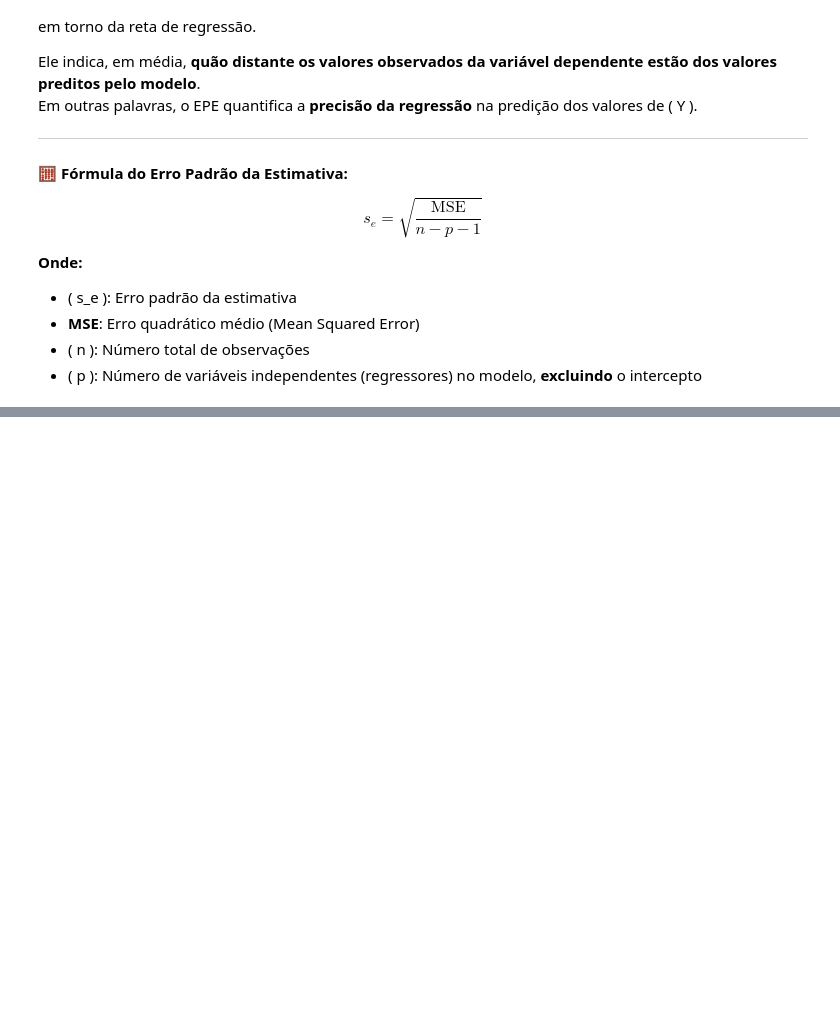
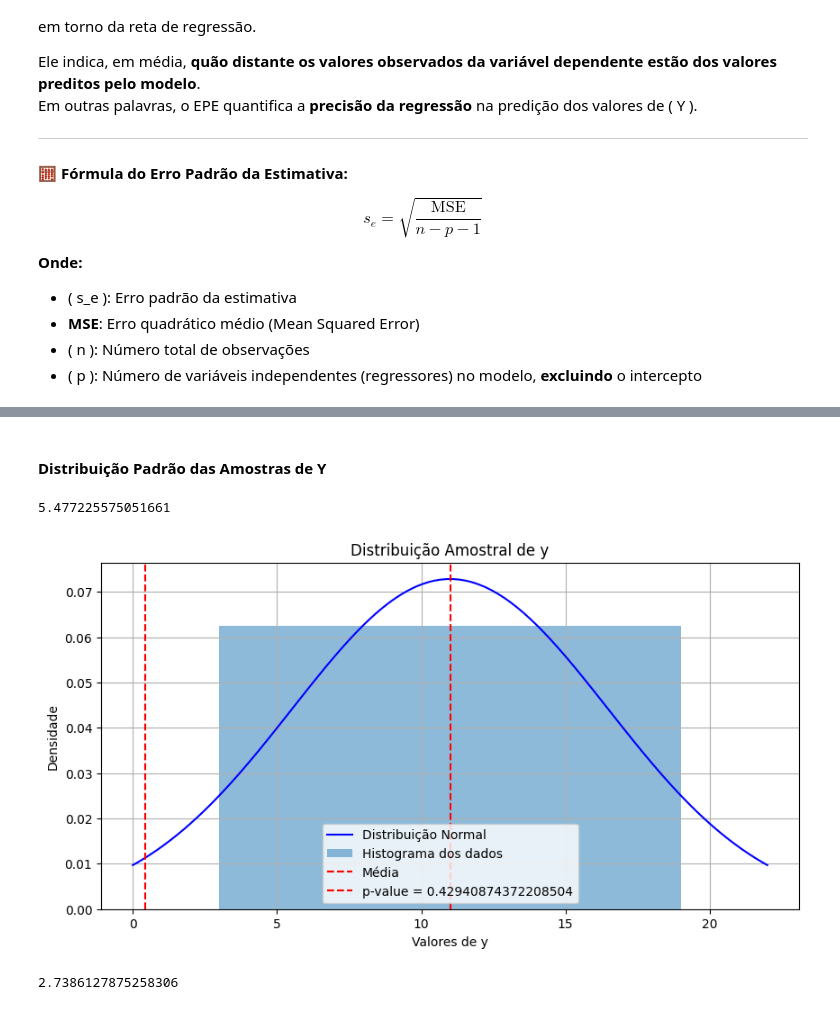
Before and after one commit to MatheuseduPinheiro/Atividade-4---Fundamentos, a Jupyter notebook: index.ipynb, the cells around one changed output, grey strips where cells are left out. Saved outputs shown, nothing was run; the diff lists cells and outputs as text; code cells hidden in the pictures; blank space fills up the shorter version.

Commit message:
Aplicacando a distribuição normal amostral para a visualização do p-value na Gaussiana

```diff
--- a/index.ipynb
+++ b/index.ipynb
@@ -232,0 +272,52 @@ plt.show()
+# %% [markdown]
+#### Distribuição Padrão das Amostras de Y
+# %%
+def media_amostral(sequencia):
+    acumulador = 0
+    for i in range(len(sequencia)):
+        acumulador += sequencia[i]
+    return acumulador / len(sequencia)
+# %%
+def desvio_padrao_amostral(sequencia, media):
+    soma_diferencas_quadrado = 0
+    for i in range(len(sequencia)):
+        soma_diferencas_quadrado += (sequencia[i] - media) ** 2
+    return (soma_diferencas_quadrado / (len(sequencia) - 1)) ** 0.5
+# %%
+
+y_m = media_amostral(y)# média da amostra de y
+
+desvio_padrao_amostral_Y = desvio_padrao_amostral(y,y_m)
+print(desvio_padrao_amostral_Y)
+# %% [output]
+5.477225575051661
+# %%
+# Gerando valores da curva normal
+x_vals = np.linspace(min(y) - 3, max(y) + 3, 100)
+pdf = (1 / (desvio_padrao_amostral_Y * np.sqrt(2 * np.pi))) * np.exp(-0.5 * ((x_vals - y_m) / desvio_padrao_amostral_Y) ** 2)
+
+
+# Plotando
+plt.figure(figsize=(10, 5))
+plt.plot(x_vals, pdf, label='Distribuição Normal', color='blue')
+plt.hist(y, bins=9, density=True, alpha=0.5, label='Histograma dos dados')
+plt.axvline(y_m, color='red', linestyle='--', label='Média')
+# Linha vertical no p-valor
+plt.axvline(x=p_rand, color='red', linestyle='--', label=f'p-value = {p_rand}')
+plt.title('Distribuição Amostral de y')
+plt.xlabel('Valores de y')
+plt.ylabel('Densidade')
+plt.legend()
+plt.grid(True)
+plt.show()
+# %% [output]
+[figure, added]
+# %%
+# Desvio padrao amostra de x
+
+x_m = media_amostral(x)# média da amostra de y
+
+desvio_padrao_amostral_X = desvio_padrao_amostral(x,x_m)
+print(desvio_padrao_amostral_X)
+# %% [output]
+2.7386127875258306
```
Also changed, not shown: parts of 8 cells of this notebook.
